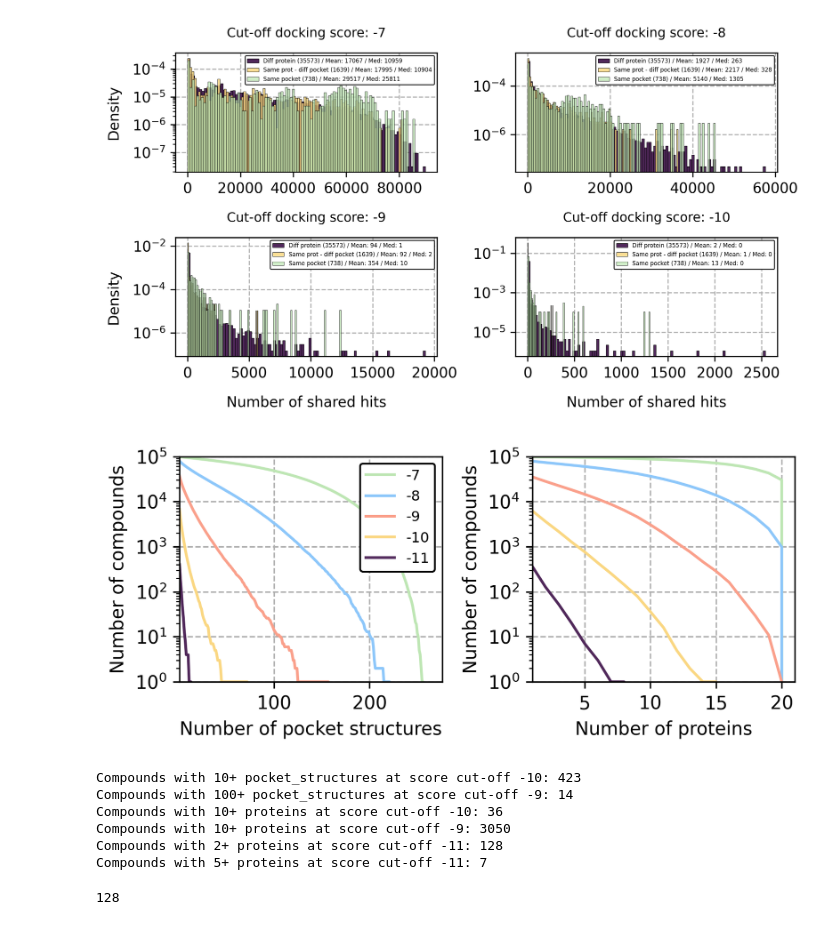
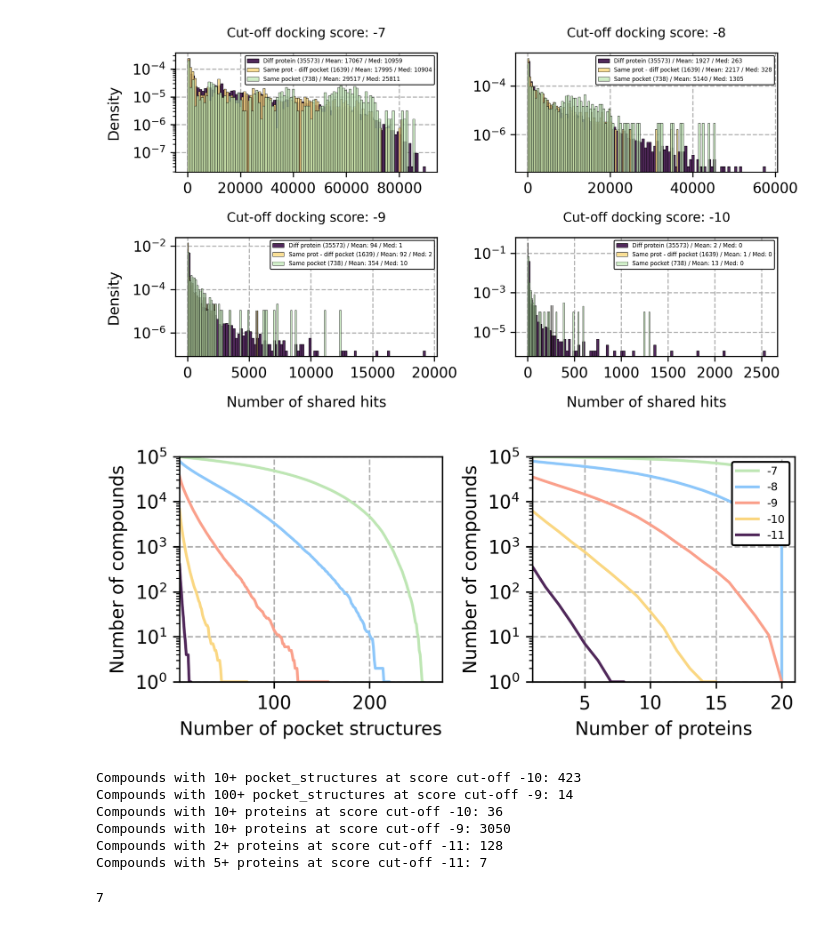
Before and after one commit to ersilia-os/mtb-targeted-protein-degradation, a Jupyter notebook: notebooks/46_docking_exploration_IIa_no_output.ipynb, the cells around one changed output. Saved outputs shown, nothing was run; the diff lists cells and outputs as text; code cells hidden in the pictures.

```diff
--- a/notebooks/46_docking_exploration_IIa_no_output.ipynb
+++ b/notebooks/46_docking_exploration_IIa_no_output.ipynb
@@ -231,34 +231,35 @@ for score in SCORES:
 # %%
 fig, ax = plt.subplots(1, 2, figsize=(5.5, 2.5), dpi=300)
 
 COLORS= ['#50285A', '#FAD782', '#FAA08B', '#8DC7FA', '#BEE6B4'][::-1]
 for score, color in zip(SCORES, COLORS):
     ax[0].plot(n_structures, y_pockets[score], label=str(score), c=color)
 for score, color in zip(SCORES, COLORS):
     ax[1].plot(n_proteins, y_proteins[score], label=str(score), c=color)
 
 
 ax[0].grid(linestyle='--', zorder=-2)
 ax[0].set_xlabel("Number of pocket structures")
 ax[0].set_ylabel("Number of compounds")
-ax[0].legend(loc='upper right', framealpha=1, edgecolor='k', prop={'size': 7.8})
+
 ax[0].set_yscale('log')
 ax[0].set_ylim([1, 100_000])
 ax[0].set_xlim([1, 276])
 ax[0].set_yticks([10**0, 10**1, 10**2, 10**3, 10**4, 10**5])
 
 ax[1].grid(linestyle='--', zorder=-2)
 ax[1].set_ylabel("Number of compounds")
 ax[1].set_xlabel("Number of proteins")
 ax[1].set_yscale('log')
 ax[1].set_ylim([1, 100_000])
 ax[1].set_xlim([1, 21])
 ax[1].set_yticks([10**0, 10**1, 10**2, 10**3, 10**4, 10**5])
+ax[1].legend(loc='upper right', framealpha=1, edgecolor='k', prop={'size': 6})
 
 plt.tight_layout()
 plt.show()
 # %% [output]
-[figure, old version]
+[figure, new version]
 # %%
 print(f"Compounds with 10+ pocket_structures at score cut-off -10: {y_pockets[-10][np.where(np.array(n_structures) == 10)[0][0]]}")
 print(f"Compounds with 100+ pocket_structures at score cut-off -9: {y_pockets[-9][np.where(np.array(n_structures) == 100)[0][0]]}")
@@ -284,11 +285,11 @@ def grid(mols, per_row=6, legends=None, size=(200,200), svg=False):
     display(img)
 # %%
 # compounds = [i for i in cpd_to_proteins[-11] if len(cpd_to_proteins[-11][i]) > 2]
-compounds = [i for i in cpd_to_proteins[-11] if len(cpd_to_proteins[-11][i]) > 2]
+compounds = [i for i in cpd_to_proteins[-11] if len(cpd_to_proteins[-11][i]) > 5]
 compounds_ = [Chem.MolFromSmiles(ID_TO_SMILES[i]) for i in compounds]
 len(compounds)
 # %% [output]
-128
+7
 # %%
 grid(compounds_, per_row=18)
 # %% [output]
```
Also changed, not shown: parts of 5 cells of this notebook, 3 other files.
